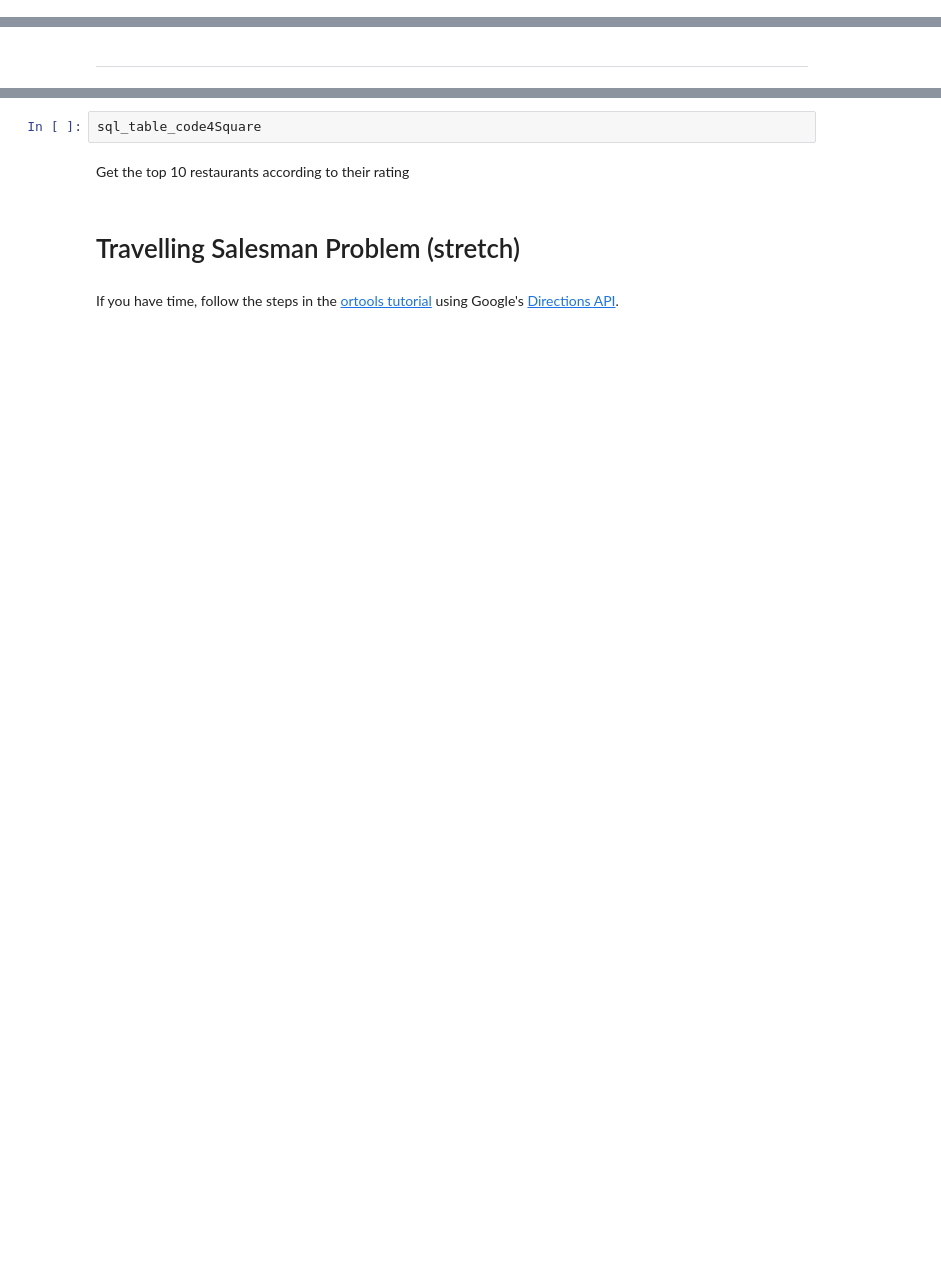
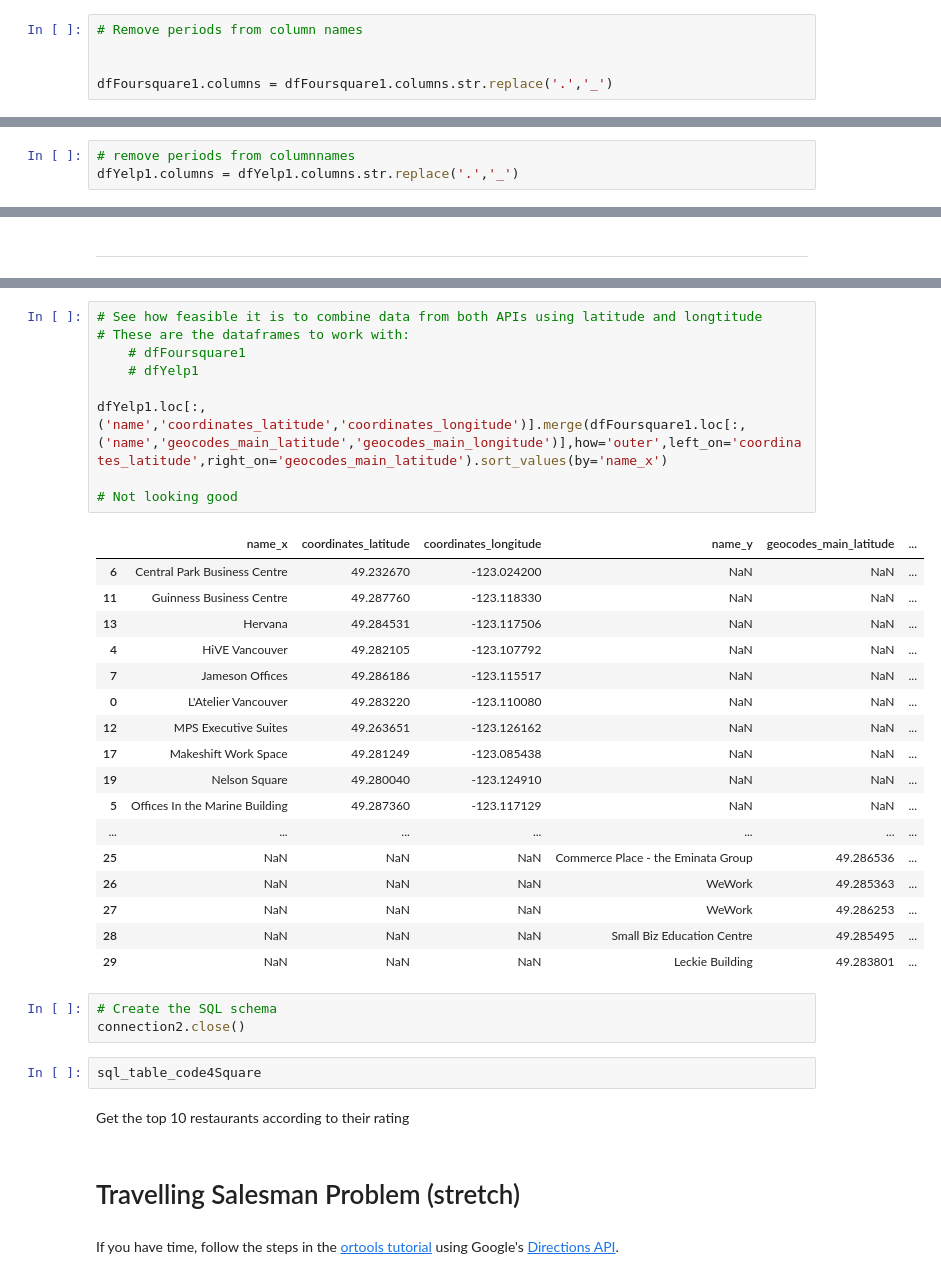
Before and after one commit to silvhua-Lighthouse/mini-project-II, a Jupyter notebook: notebooks/EDA.ipynb, the cells around one changed output, grey strips where cells are left out. Drawn from its saved outputs; the diff is of its cells as text; blank space fills up the shorter version.

```diff
--- a/notebooks/EDA.ipynb
+++ b/notebooks/EDA.ipynb
@@ -254,0 +272,5 @@ Put all your results in an SQLite3 database (remember, SQLite stores its databas
+# %%
+# Remove periods from column names
+
+
+dfFoursquare1.columns = dfFoursquare1.columns.str.replace('.','_')
@@ -277,0 +318,3 @@ dfFoursquare1.head(2)
+# %%
+# remove periods from columnnames
+dfYelp1.columns = dfYelp1.columns.str.replace('.','_')
@@ -407,3 +453,33 @@ pd.read_sql_query(f'SELECT * FROM coworkingYelp', connection)
+# %%
+# See how feasible it is to combine data from both APIs using latitude and longtitude
+# These are the dataframes to work with:
+    # dfFoursquare1
+    # dfYelp1
+
+dfYelp1.loc[:,('name','coordinates_latitude','coordinates_longitude')].merge(dfFoursquare1.loc[:,('name','geocodes_main_latitude','geocodes_main_longitude')],how='outer',left_on='coordinates_latitude',right_on='geocodes_main_latitude').sort_values(by='name_x')
+
+# Not looking good
+# %% [output]
+|  | name_x | coordinates_latitude | coordinates_longitude | name_y | geocodes_main_latitude | ... |
+| 6 | Central Park Business Centre | 49.232670 | -123.024200 | NaN | NaN | ... |
+| 11 | Guinness Business Centre | 49.287760 | -123.118330 | NaN | NaN | ... |
+| 13 | Hervana | 49.284531 | -123.117506 | NaN | NaN | ... |
+| 4 | HiVE Vancouver | 49.282105 | -123.107792 | NaN | NaN | ... |
+| 7 | Jameson Offices | 49.286186 | -123.115517 | NaN | NaN | ... |
+| 0 | L'Atelier Vancouver | 49.283220 | -123.110080 | NaN | NaN | ... |
+| 12 | MPS Executive Suites | 49.263651 | -123.126162 | NaN | NaN | ... |
+| 17 | Makeshift Work Space | 49.281249 | -123.085438 | NaN | NaN | ... |
+| 19 | Nelson Square | 49.280040 | -123.124910 | NaN | NaN | ... |
+| 5 | Offices In the Marine Building | 49.287360 | -123.117129 | NaN | NaN | ... |
+| ... | ... | ... | ... | ... | ... | ... |
+| 25 | NaN | NaN | NaN | Commerce Place - the Eminata Group | 49.286536 | ... |
+| 26 | NaN | NaN | NaN | WeWork | 49.285363 | ... |
+| 27 | NaN | NaN | NaN | WeWork | 49.286253 | ... |
+| 28 | NaN | NaN | NaN | Small Biz Education Centre | 49.285495 | ... |
+| 29 | NaN | NaN | NaN | Leckie Building | 49.283801 | ... |
+# %%
+# Create the SQL schema
+connection2.close()
 # %%
 sql_table_code4Square
 # %% [markdown]
```
Also changed, not shown: parts of 18 cells of this notebook.
